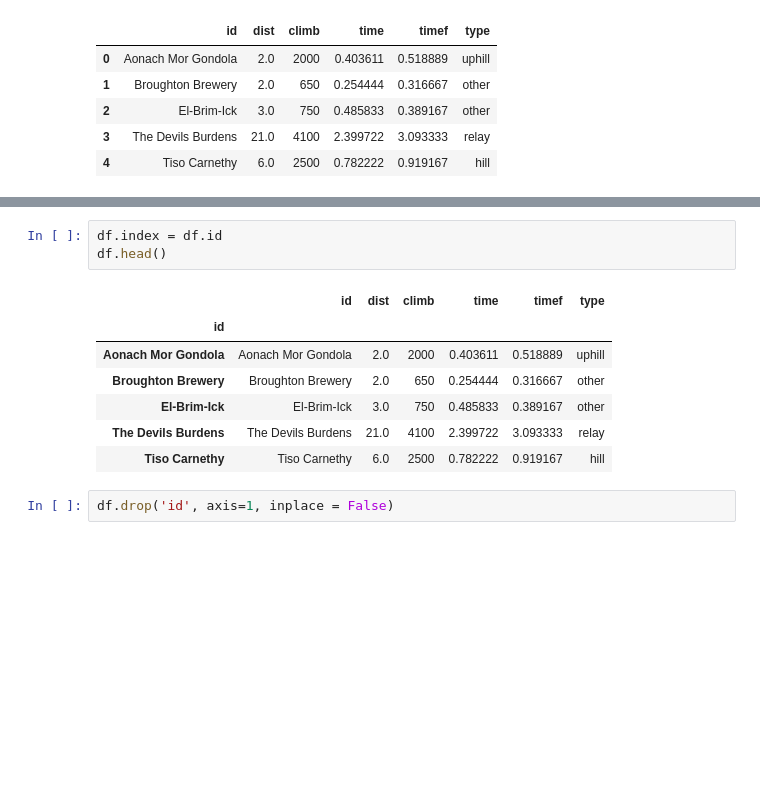
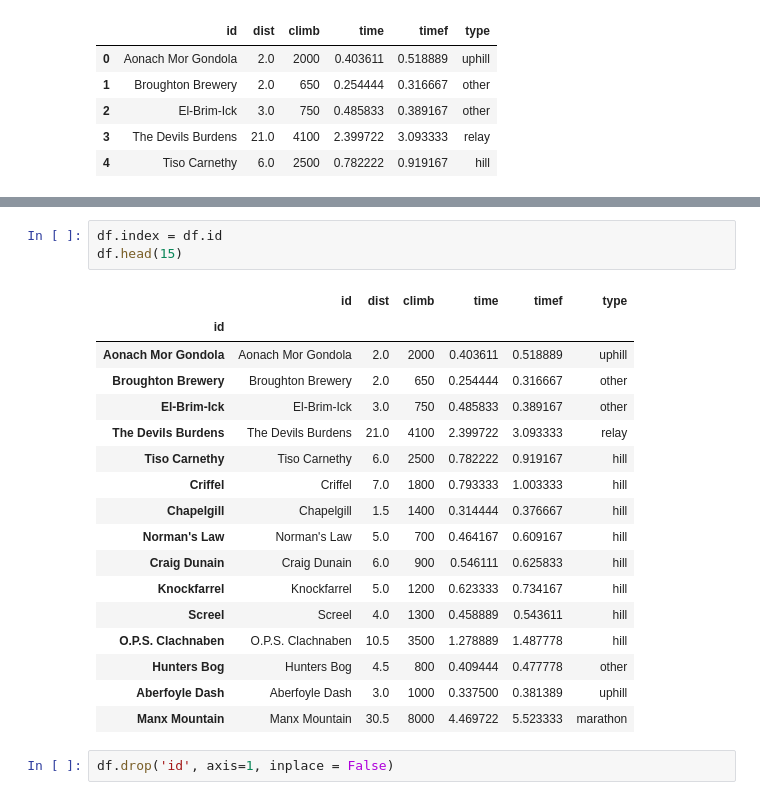
Before and after one commit to ArmanVasilovich/python_spbu, a Jupyter notebook: October-28/October-28-Pandas.ipynb, the cells around one changed output, grey strips where cells are left out. Drawn from its saved outputs; the diff is of its cells as text; blank space fills up the shorter version.

```diff
--- a/October-28/October-28-Pandas.ipynb
+++ b/October-28/October-28-Pandas.ipynb
@@ -892,14 +892,24 @@ df.shape
 # %%
 df.index = df.id
-df.head()
+df.head(15)
 # %% [output]
 |  | id | dist | climb | time | timef | type |
 | id |  |  |  |  |  |  |
 | Aonach Mor Gondola | Aonach Mor Gondola | 2.0 | 2000 | 0.403611 | 0.518889 | uphill |
 | Broughton Brewery | Broughton Brewery | 2.0 | 650 | 0.254444 | 0.316667 | other |
 | El-Brim-Ick | El-Brim-Ick | 3.0 | 750 | 0.485833 | 0.389167 | other |
 | The Devils Burdens | The Devils Burdens | 21.0 | 4100 | 2.399722 | 3.093333 | relay |
 | Tiso Carnethy | Tiso Carnethy | 6.0 | 2500 | 0.782222 | 0.919167 | hill |
+| Criffel | Criffel | 7.0 | 1800 | 0.793333 | 1.003333 | hill |
+| Chapelgill | Chapelgill | 1.5 | 1400 | 0.314444 | 0.376667 | hill |
+| Norman's Law | Norman's Law | 5.0 | 700 | 0.464167 | 0.609167 | hill |
+| Craig Dunain | Craig Dunain | 6.0 | 900 | 0.546111 | 0.625833 | hill |
+| Knockfarrel | Knockfarrel | 5.0 | 1200 | 0.623333 | 0.734167 | hill |
+| Screel | Screel | 4.0 | 1300 | 0.458889 | 0.543611 | hill |
+| O.P.S. Clachnaben | O.P.S. Clachnaben | 10.5 | 3500 | 1.278889 | 1.487778 | hill |
+| Hunters Bog | Hunters Bog | 4.5 | 800 | 0.409444 | 0.477778 | other |
+| Aberfoyle Dash | Aberfoyle Dash | 3.0 | 1000 | 0.337500 | 0.381389 | uphill |
+| Manx Mountain | Manx Mountain | 30.5 | 8000 | 4.469722 | 5.523333 | marathon |
 # %%
 df.drop('id', axis=1, inplace = False)
 # %% [output]
```
Also changed, not shown: parts of 4 cells of this notebook.
